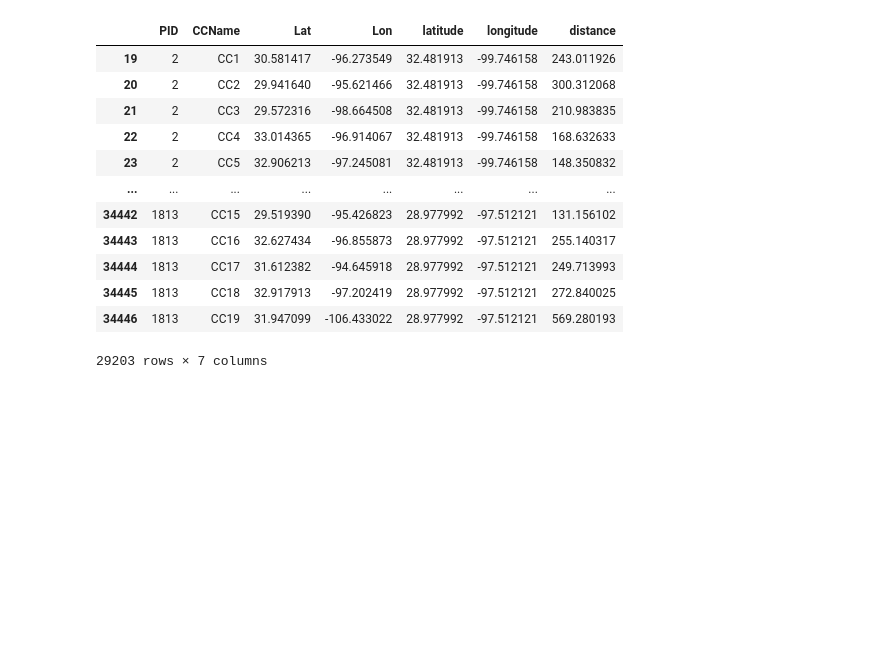
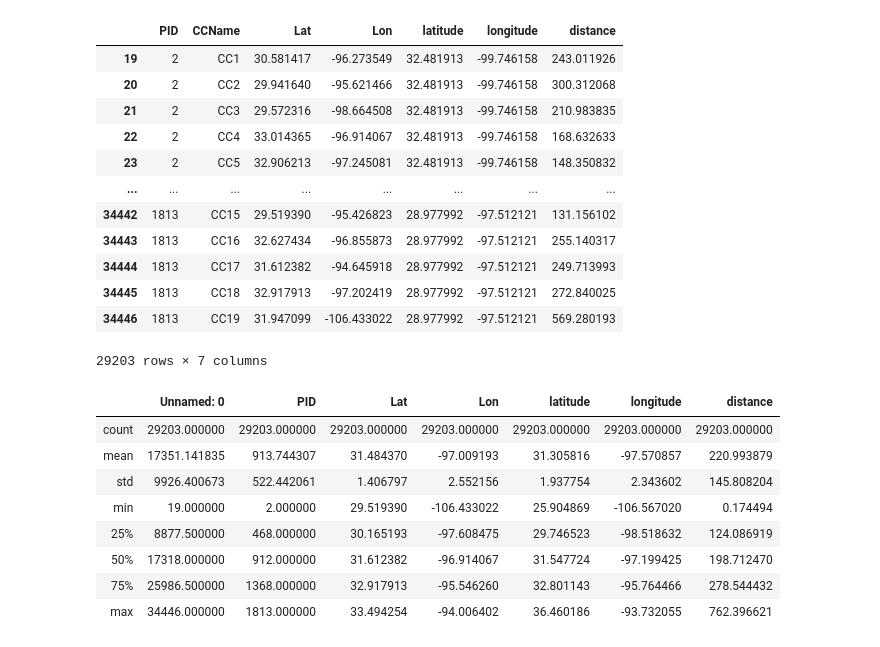
Before and after one commit to gregorybrianfoulkes/SNF-workload-tracker, a Jupyter notebook: case1.ipynb, the cells around one changed output. Cells and saved outputs as stored; diff of their text form; code cells hidden in the pictures; blank space fills up the shorter version.

```diff
--- a/case1.ipynb
+++ b/case1.ipynb
@@ -285,3 +287,17 @@ distance
 29203 rows × 7 columns
 # %%
 distance.to_csv('distance.csv')
+# %%
+distance = pd.read_csv("distance.csv")
+# %%
+distance.describe()
+# %% [output]
+|  | Unnamed: 0 | PID | Lat | Lon | latitude | longitude | distance |
+| count | 29203.000000 | 29203.000000 | 29203.000000 | 29203.000000 | 29203.000000 | 29203.000000 | 29203.000000 |
+| mean | 17351.141835 | 913.744307 | 31.484370 | -97.009193 | 31.305816 | -97.570857 | 220.993879 |
+| std | 9926.400673 | 522.442061 | 1.406797 | 2.552156 | 1.937754 | 2.343602 | 145.808204 |
+| min | 19.000000 | 2.000000 | 29.519390 | -106.433022 | 25.904869 | -106.567020 | 0.174494 |
+| 25% | 8877.500000 | 468.000000 | 30.165193 | -97.608475 | 29.746523 | -98.518632 | 124.086919 |
+| 50% | 17318.000000 | 912.000000 | 31.612382 | -96.914067 | 31.547724 | -97.199425 | 198.712470 |
+| 75% | 25986.500000 | 1368.000000 | 32.917913 | -95.546260 | 32.801143 | -95.764466 | 278.544432 |
+| max | 34446.000000 | 1813.000000 | 33.494254 | -94.006402 | 36.460186 | -93.732055 | 762.396621 |
```
Also changed, not shown: parts of 23 cells of this notebook.
